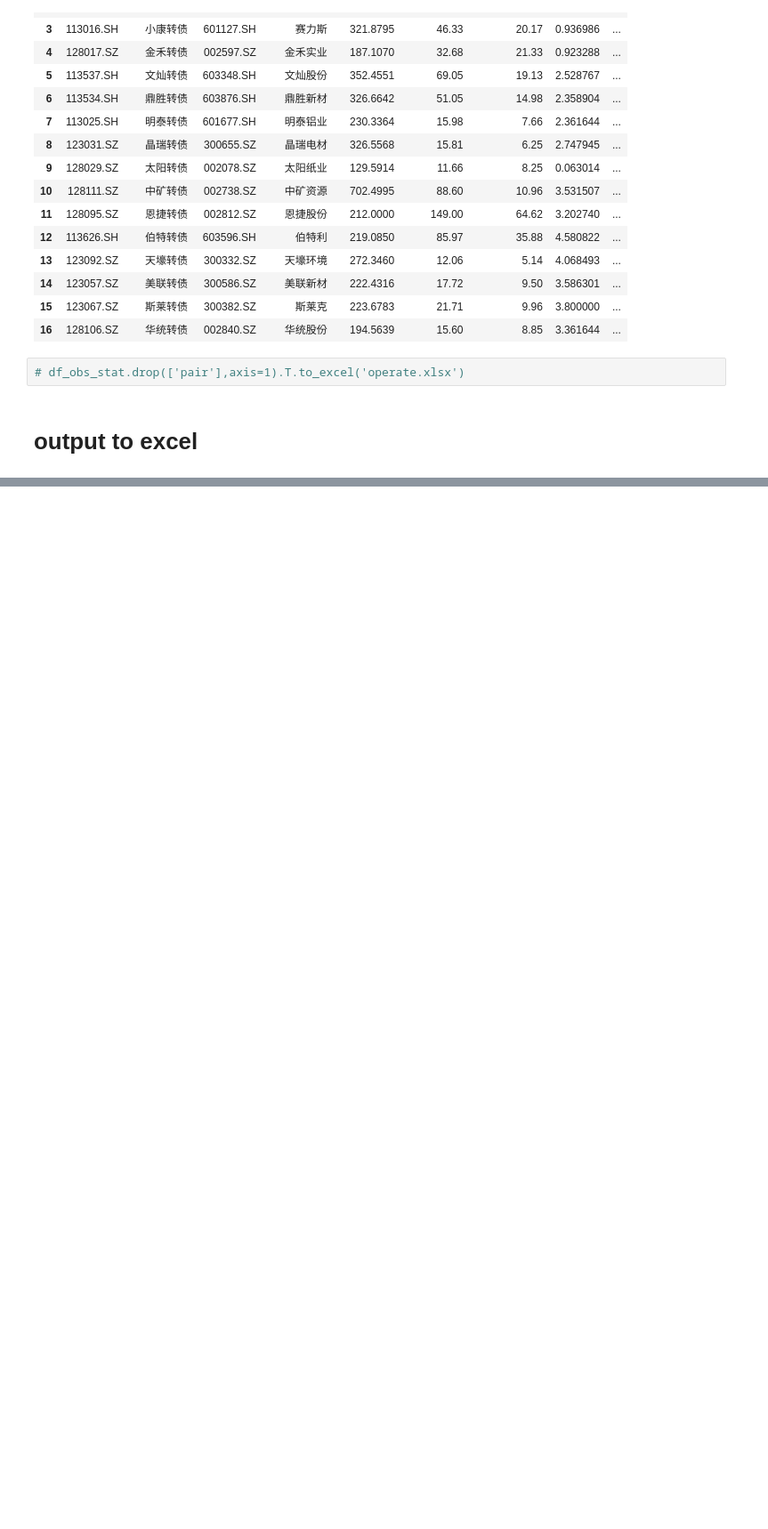
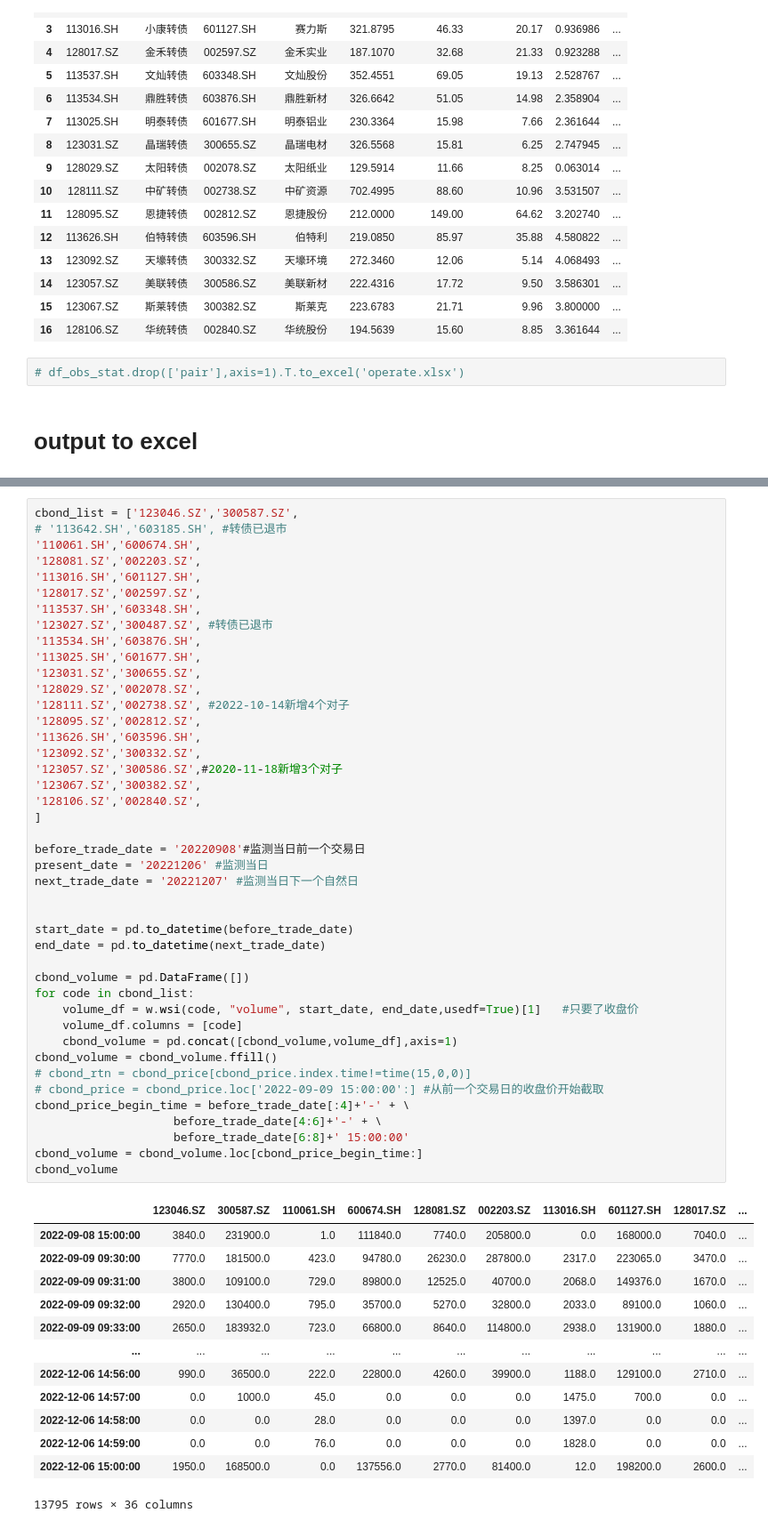
Before and after one commit to PXY11/cms, a Jupyter notebook: backtest_daily_track_cum.ipynb, the cells around one changed output, grey strips where cells are left out. Shown: that part at 89% size. Saved outputs shown, nothing was run; the diff lists cells and outputs as text; blank space fills up the shorter version.

```diff
--- a/backtest_daily_track_cum.ipynb
+++ b/backtest_daily_track_cum.ipynb
@@ -449,0 +457,57 @@ df_obs_stat.drop(['pair'],axis=1).to_excel('./daily_cum_performance_stat.xlsx')
+# %%
+cbond_list = ['123046.SZ','300587.SZ',
+# '113642.SH','603185.SH', #转债已退市
+'110061.SH','600674.SH',
+'128081.SZ','002203.SZ',
+'113016.SH','601127.SH',
+'128017.SZ','002597.SZ',
+'113537.SH','603348.SH',
+'123027.SZ','300487.SZ', #转债已退市
+'113534.SH','603876.SH',
+'113025.SH','601677.SH',
+'123031.SZ','300655.SZ',
+'128029.SZ','002078.SZ',
+'128111.SZ','002738.SZ', #2022-10-14新增4个对子
+'128095.SZ','002812.SZ',
+'113626.SH','603596.SH',
+'123092.SZ','300332.SZ',
+'123057.SZ','300586.SZ',#2020-11-18新增3个对子
+'123067.SZ','300382.SZ',
+'128106.SZ','002840.SZ',
+]
+
+before_trade_date = '20220908'#监测当日前一个交易日
+present_date = '20221206' #监测当日
+next_trade_date = '20221207' #监测当日下一个自然日
+
+
+start_date = pd.to_datetime(before_trade_date)
+end_date = pd.to_datetime(next_trade_date)
+
+cbond_volume = pd.DataFrame([])
+for code in cbond_list:
+    volume_df = w.wsi(code, "volume", start_date, end_date,usedf=True)[1]   #只要了收盘价
+    volume_df.columns = [code]
+    cbond_volume = pd.concat([cbond_volume,volume_df],axis=1)
+cbond_volume = cbond_volume.ffill()
+# cbond_rtn = cbond_price[cbond_price.index.time!=time(15,0,0)]
+# cbond_price = cbond_price.loc['2022-09-09 15:00:00':] #从前一个交易日的收盘价开始截取
+cbond_price_begin_time = before_trade_date[:4]+'-' + \
+                    before_trade_date[4:6]+'-' + \
+                    before_trade_date[6:8]+' 15:00:00'
+cbond_volume = cbond_volume.loc[cbond_price_begin_time:]
+cbond_volume
+# %% [output]
+|  | 123046.SZ | 300587.SZ | 110061.SH | 600674.SH | 128081.SZ | 002203.SZ | 113016.SH | 601127.SH | 128017.SZ | ... |
+| 2022-09-08 15:00:00 | 3840.0 | 231900.0 | 1.0 | 111840.0 | 7740.0 | 205800.0 | 0.0 | 168000.0 | 7040.0 | ... |
+| 2022-09-09 09:30:00 | 7770.0 | 181500.0 | 423.0 | 94780.0 | 26230.0 | 287800.0 | 2317.0 | 223065.0 | 3470.0 | ... |
+| 2022-09-09 09:31:00 | 3800.0 | 109100.0 | 729.0 | 89800.0 | 12525.0 | 40700.0 | 2068.0 | 149376.0 | 1670.0 | ... |
+| 2022-09-09 09:32:00 | 2920.0 | 130400.0 | 795.0 | 35700.0 | 5270.0 | 32800.0 | 2033.0 | 89100.0 | 1060.0 | ... |
+| 2022-09-09 09:33:00 | 2650.0 | 183932.0 | 723.0 | 66800.0 | 8640.0 | 114800.0 | 2938.0 | 131900.0 | 1880.0 | ... |
+| ... | ... | ... | ... | ... | ... | ... | ... | ... | ... | ... |
+| 2022-12-06 14:56:00 | 990.0 | 36500.0 | 222.0 | 22800.0 | 4260.0 | 39900.0 | 1188.0 | 129100.0 | 2710.0 | ... |
+| 2022-12-06 14:57:00 | 0.0 | 1000.0 | 45.0 | 0.0 | 0.0 | 0.0 | 1475.0 | 700.0 | 0.0 | ... |
+| 2022-12-06 14:58:00 | 0.0 | 0.0 | 28.0 | 0.0 | 0.0 | 0.0 | 1397.0 | 0.0 | 0.0 | ... |
+| 2022-12-06 14:59:00 | 0.0 | 0.0 | 76.0 | 0.0 | 0.0 | 0.0 | 1828.0 | 0.0 | 0.0 | ... |
+| 2022-12-06 15:00:00 | 1950.0 | 168500.0 | 0.0 | 137556.0 | 2770.0 | 81400.0 | 12.0 | 198200.0 | 2600.0 | ... |
+13795 rows × 36 columns
```
Also changed, not shown: parts of 10 cells of this notebook, 1 other file.
